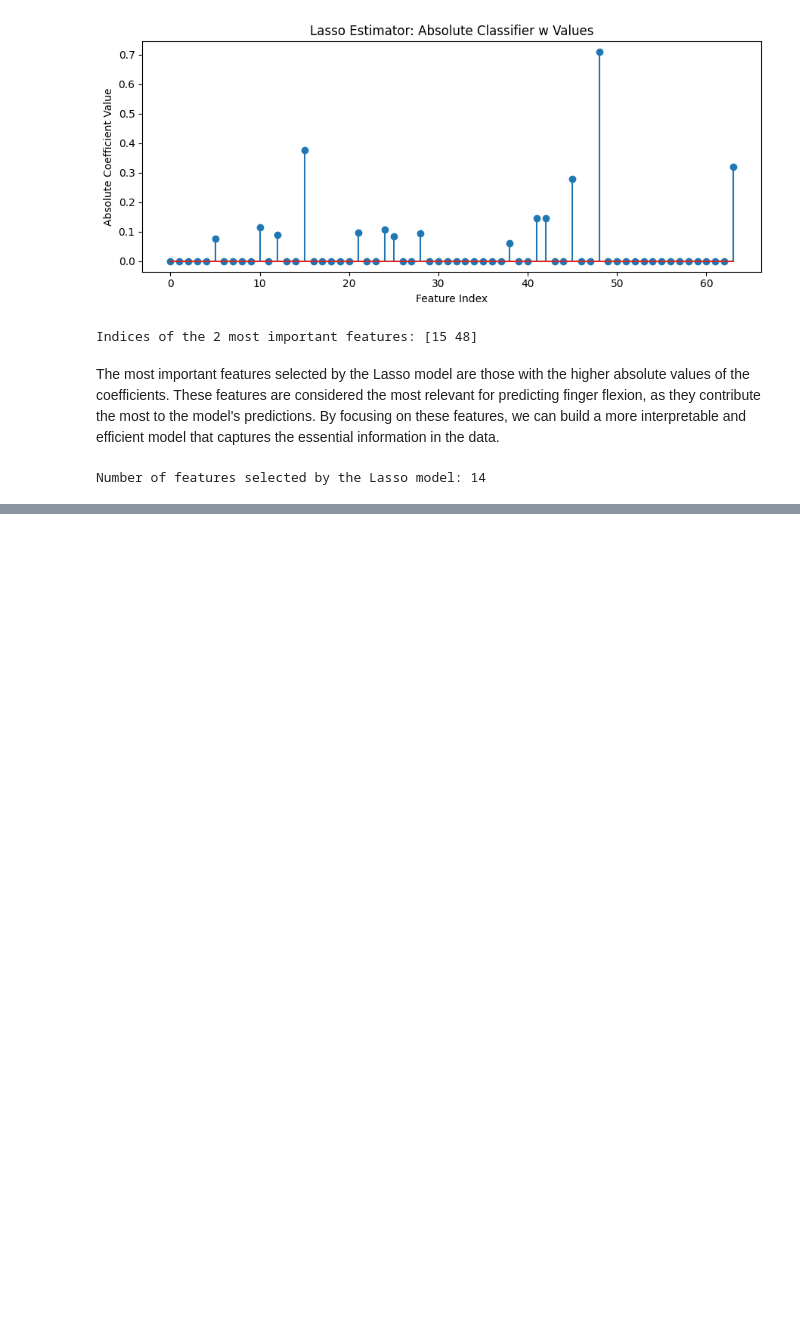
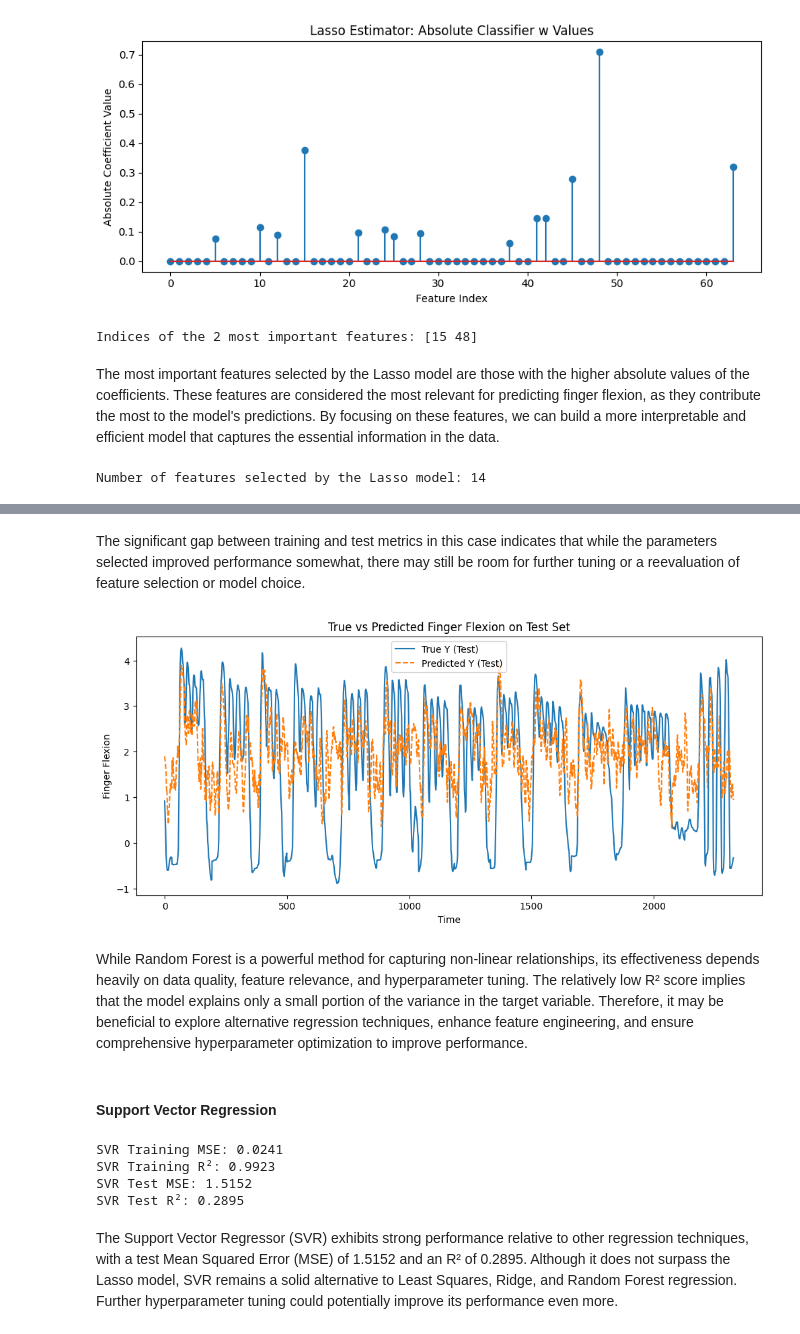
Before and after one commit to YessineMkaouar/Practical-Machine-Learning, a Jupyter notebook: Regression/Lab2.ipynb, the cells around one changed output, grey strips where cells are left out. Cells and saved outputs as stored; diff of their text form; code cells hidden in the pictures; blank space fills up the shorter version.

Commit message:
Add SVR and Random Forest regressor models

```diff
--- a/Regression/Lab2.ipynb
+++ b/Regression/Lab2.ipynb
@@ -646,0 +664,26 @@ Number of features selected by the Lasso model: 14
+# %%
+from sklearn.ensemble import RandomForestRegressor
+
+# Initialize the model with default parameters
+rf_model = RandomForestRegressor()
+
+# Fit the model on the training data
+rf_model.fit(X_train, Y_train)
+
+# Make predictions on the training and test sets
+Y_train_pred_rf = rf_model.predict(X_train)
+Y_test_pred_rf = rf_model.predict(X_test)
+
+# Compute MSE and R² for the training set
+mse_train_rf = mean_squared_error(Y_train, Y_train_pred_rf)
+r2_train_rf = r2_score(Y_train, Y_train_pred_rf)
+
+# Compute MSE and R² for the test set
+mse_test_rf = mean_squared_error(Y_test, Y_test_pred_rf)
+r2_test_rf = r2_score(Y_test, Y_test_pred_rf)
+
+# Print the results
+print(f"Random Forest Training MSE: {mse_train_rf:.4f}")
+print(f"Random Forest Training R²: {r2_train_rf:.4f}")
+print(f"Random Forest Test MSE: {mse_test_rf:.4f}")
+print(f"Random Forest Test R²: {r2_test_rf:.4f}")
@@ -646,0 +762,51 @@ Number of features selected by the Lasso model: 14
+# %% [markdown]
+The significant gap between training and test metrics in this case indicates that while the parameters selected improved performance somewhat, there may still be room for further tuning or a reevaluation of feature selection or model choice.
+# %%
+# Plot the true and predicted values for the test set
+plt.figure(figsize=(12, 5))
+plt.plot(Y_test, label='True Y (Test)')
+plt.plot(Y_test_pred_best_rf, label='Predicted Y (Test)', linestyle='--')
+plt.title('True vs Predicted Finger Flexion on Test Set')
+plt.xlabel('Time')
+plt.ylabel('Finger Flexion')
+plt.legend()
+plt.show()
+# %% [output]
+[figure, added]
+# %% [markdown]
+ While Random Forest is a powerful method for capturing non-linear relationships, its effectiveness depends heavily on data quality, feature relevance, and hyperparameter tuning. The relatively low R² score implies that the model explains only a small portion of the variance in the target variable. Therefore, it may be beneficial to explore alternative regression techniques, enhance feature engineering, and ensure comprehensive hyperparameter optimization to improve performance.
+# %% [markdown]
+#### Support Vector Regression
+# %%
+from sklearn.svm import SVR
+
+# Initialize the model with default parameters
+svr_model = SVR()
+
+# Fit the model on the training data
+svr_model.fit(X_train, Y_train)
+
+# Make predictions on the training and test sets
+Y_train_pred_svr = svr_model.predict(X_train)
+Y_test_pred_svr = svr_model.predict(X_test)
+
+# Compute MSE and R² for the training set
+mse_train_svr = mean_squared_error(Y_train, Y_train_pred_svr)
+r2_train_svr = r2_score(Y_train, Y_train_pred_svr)
+
+# Compute MSE and R² for the test set
+mse_test_svr = mean_squared_error(Y_test, Y_test_pred_svr)
+r2_test_svr = r2_score(Y_test, Y_test_pred_svr)
+
+# Print the results
+print(f"SVR Training MSE: {mse_train_svr:.4f}")
+print(f"SVR Training R²: {r2_train_svr:.4f}")
+print(f"SVR Test MSE: {mse_test_svr:.4f}")
+print(f"SVR Test R²: {r2_test_svr:.4f}")
+# %% [output]
+SVR Training MSE: 0.0241
+SVR Training R²: 0.9923
+SVR Test MSE: 1.5152
+SVR Test R²: 0.2895
+# %% [markdown]
+The Support Vector Regressor (SVR) exhibits strong performance relative to other regression techniques, with a test Mean Squared Error (MSE) of 1.5152 and an R² of 0.2895. Although it does not surpass the Lasso model, SVR remains a solid alternative to Least Squares, Ridge, and Random Forest regression. Further hyperparameter tuning could potentially improve its performance even more.
```
Also changed, not shown: parts of 9 cells of this notebook.
